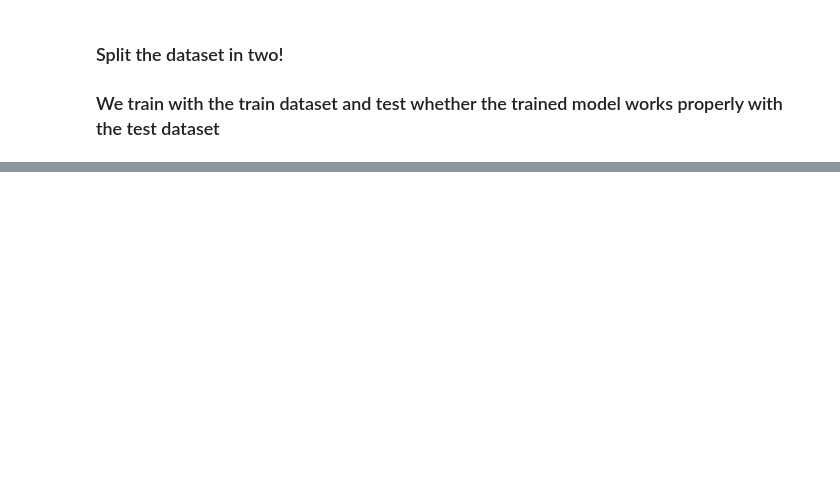
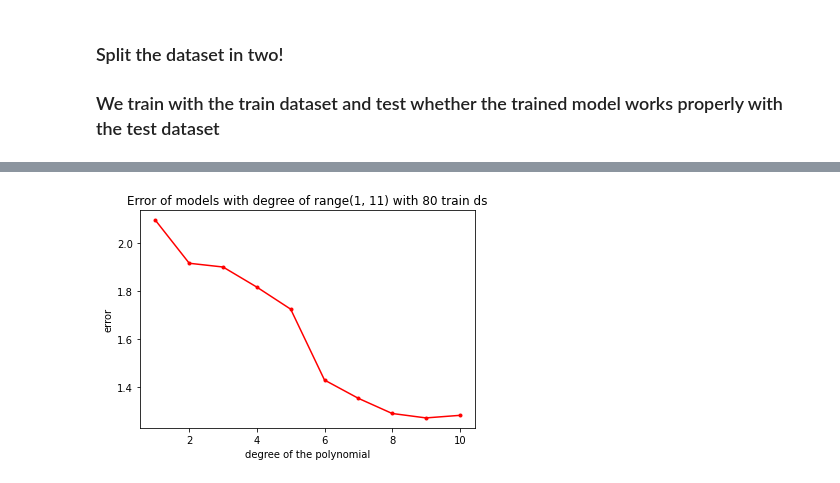
Before and after one commit to wookyung-lee/Neuroinfo_video_task36, a Jupyter notebook: main.ipynb, the cells around one changed output, grey strips where cells are left out. Saved outputs shown, nothing was run; the diff lists cells and outputs as text; code cells hidden in the pictures; blank space fills up the shorter version.

```diff
--- a/main.ipynb
+++ b/main.ipynb
@@ -199,0 +198,4 @@ plot_error(X_train, Y_train, X_test, Y_test, range(1,20))
+# %%
+plot_error(X_train_80, Y_train_80, X_test_20, Y_test_20, range(1,11), "80 train ds")
+# %% [output]
+[figure, added]
```
Also changed, not shown: parts of 18 cells of this notebook.
